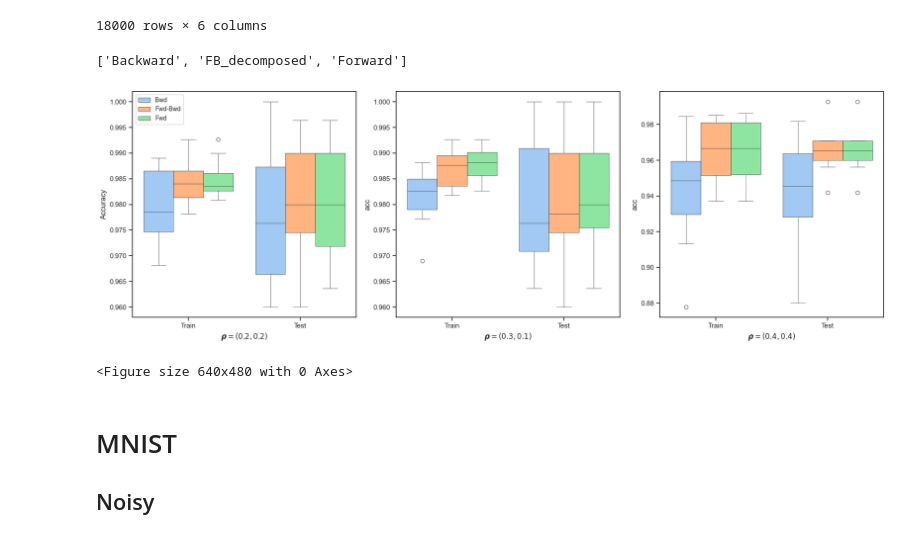
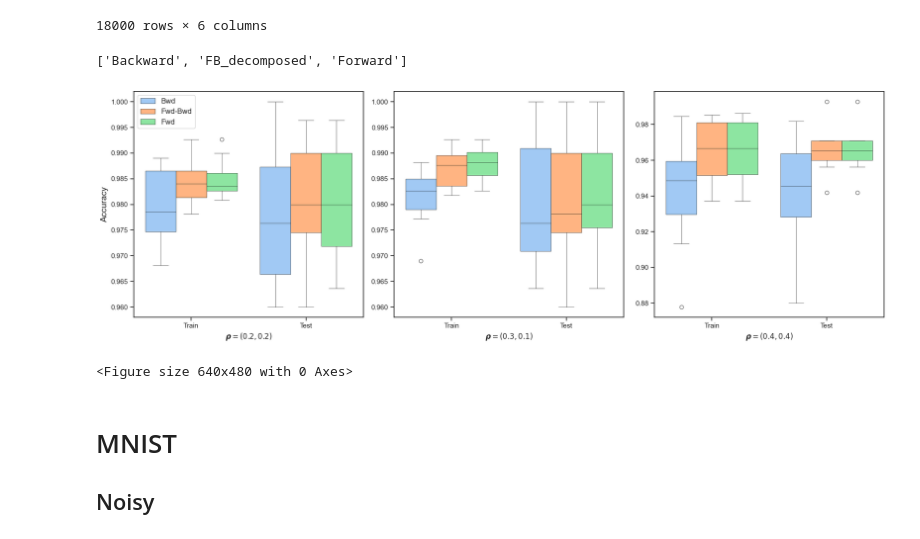
Before and after one commit to DaniBacaicoa/ForwardBackard_losses, a Jupyter notebook: New_Results_viasualization.ipynb, the cells around one changed output. Cells and saved outputs as stored; diff of their text form; code cells hidden in the pictures.

```diff
--- a/New_Results_viasualization.ipynb
+++ b/New_Results_viasualization.ipynb
@@ -90,39 +88,41 @@ sns.boxplot(data=df_corr1, x='train', y='acc', hue='loss_fn', hue_order= hue_ord
             whiskerprops=dict(color='black', linewidth=0.4),
             capprops=dict(color='black', linewidth=0.4),
             medianprops=dict(color='black', linewidth=0.4))
 axes[0].set_xlabel(r'$\boldsymbol{\rho}=(0.2,0.2)$')
-axes[0].set_ylabel('Accuracy')
+axes[0].set_ylabel('Accuracy', fontsize=14)
+
 
 handles, labels = axes[0].get_legend_handles_labels()
-axes[0].legend(handles, new_labels,prop={'size': 10})
+axes[0].legend(handles, new_labels,prop={'size': 12})
 print(labels)
 
 
 sns.boxplot(data=df_corr2, x='train', y='acc', hue='loss_fn', hue_order= hue_order, ax=axes[1], saturation=1,
             boxprops=dict(edgecolor='black', linewidth=0.4),
             whiskerprops=dict(color='black', linewidth=0.4),
             capprops=dict(color='black', linewidth=0.4),
             medianprops=dict(color='black', linewidth=0.4))
 axes[1].set_xlabel(r'$\boldsymbol{\rho}=(0.3,0.1)$')
-#axes[1].set_ylabel('Accuracy')
+axes[1].set_ylabel('')
 axes[1].legend().remove()
 
 sns.boxplot(data=df_corr3, x='train', y='acc', hue='loss_fn', hue_order= hue_order, ax=axes[2], saturation=1,
             boxprops=dict(edgecolor='black', linewidth=0.4),
             whiskerprops=dict(color='black', linewidth=0.4),
             capprops=dict(color='black', linewidth=0.4),
             medianprops=dict(color='black', linewidth=0.4))
 axes[2].set_xlabel(r'$\boldsymbol{\rho}=(0.4,0.4)$')
-#axes[2].set_ylabel('Accuracy')
+axes[2].set_ylabel('')
 axes[2].legend().remove()
 
 # Adjust layout
 plt.tight_layout()
 plt.show()
-plt.savefig('Fig2_n.eps', format='eps',dpi=1000)
+#plt.savefig('Fig2.eps', format='eps',dpi=1000)
+plt.savefig('Fig2.jpeg')
 # %% [output]
 ['Backward', 'FB_decomposed', 'Forward']
-[figure, old version]
+[figure, new version]
 <Figure size 640x480 with 0 Axes>
 # %% [markdown]
 # MNIST
```
Also changed, not shown: parts of 23 cells of this notebook.
